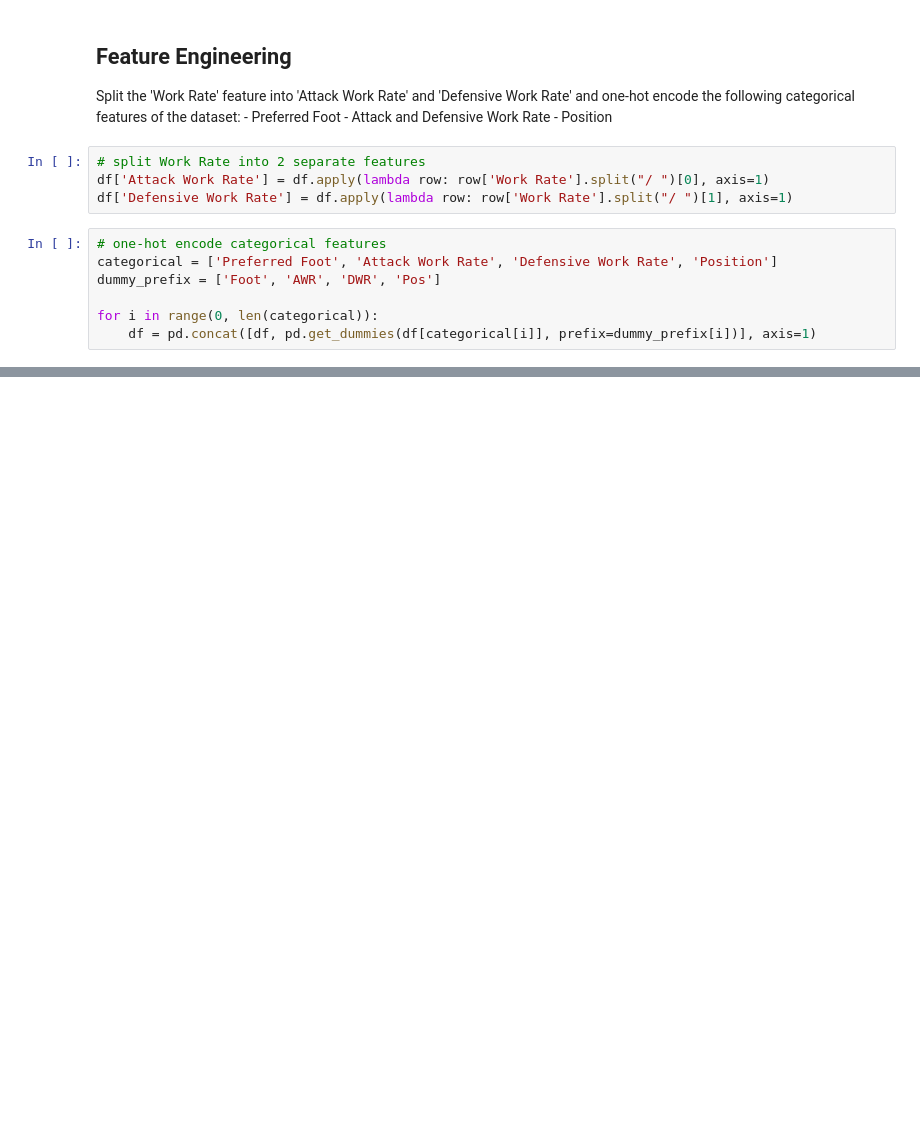
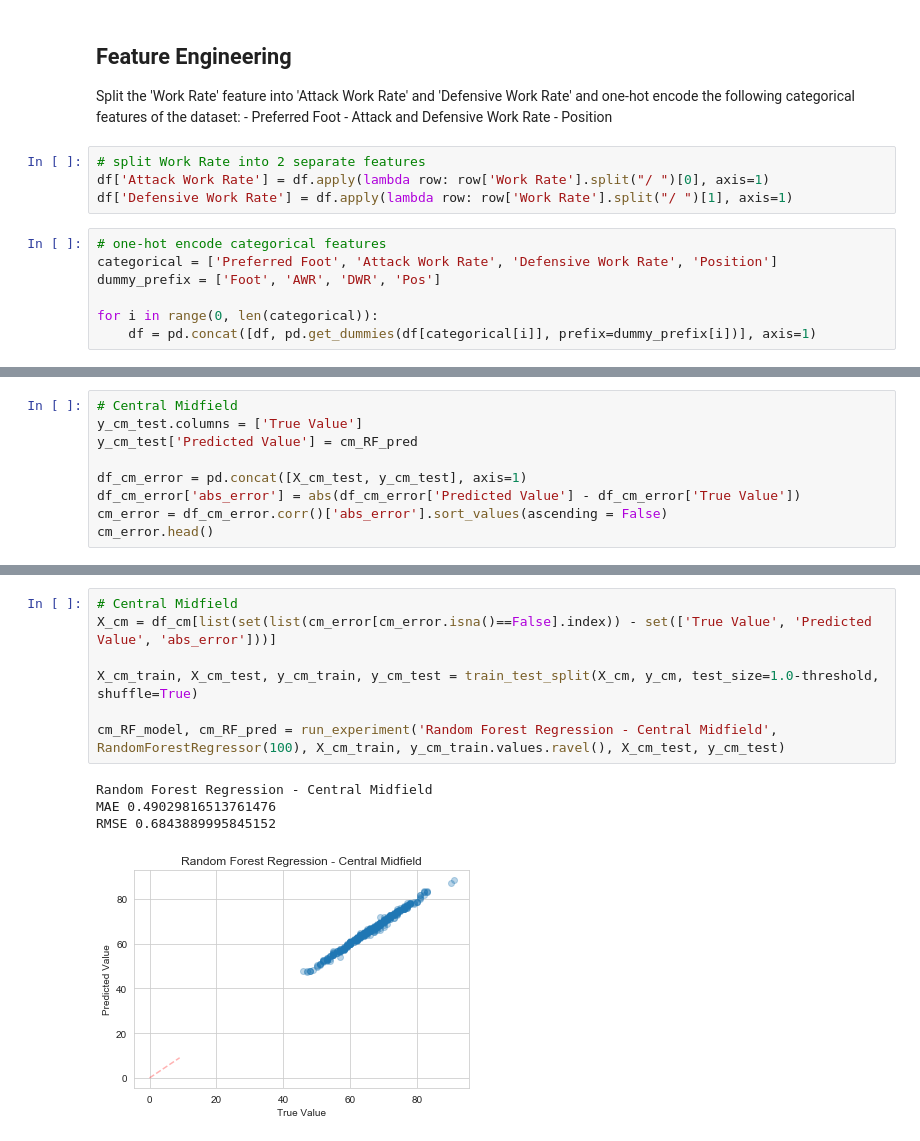
Before and after one commit to mdjoh/CEBD1260-Project, a Jupyter notebook: Week 5 - Machine Learning.ipynb, the cells around one changed output, grey strips where cells are left out. Drawn from its saved outputs; the diff is of its cells as text; blank space fills up the shorter version.

```diff
--- a/Week 5 - Machine Learning.ipynb
+++ b/Week 5 - Machine Learning.ipynb
@@ -281,0 +390,9 @@ RMSE NP 2.12
+# %%
+# Central Midfield
+y_cm_test.columns = ['True Value']
+y_cm_test['Predicted Value'] = cm_RF_pred
+
+df_cm_error = pd.concat([X_cm_test, y_cm_test], axis=1)
+df_cm_error['abs_error'] = abs(df_cm_error['Predicted Value'] - df_cm_error['True Value'])
+cm_error = df_cm_error.corr()['abs_error'].sort_values(ascending = False)
+cm_error.head()
@@ -281,0 +534,12 @@ RMSE NP 2.12
+# %%
+# Central Midfield
+X_cm = df_cm[list(set(list(cm_error[cm_error.isna()==False].index)) - set(['True Value', 'Predicted Value', 'abs_error']))]
+
+X_cm_train, X_cm_test, y_cm_train, y_cm_test = train_test_split(X_cm, y_cm, test_size=1.0-threshold, shuffle=True)
+
+cm_RF_model, cm_RF_pred = run_experiment('Random Forest Regression - Central Midfield', RandomForestRegressor(100), X_cm_train, y_cm_train.values.ravel(), X_cm_test, y_cm_test)
+# %% [output]
+Random Forest Regression - Central Midfield
+MAE 0.49029816513761476
+RMSE 0.6843889995845152
+[figure, added]
```
Also changed, not shown: parts of 43 cells of this notebook.
